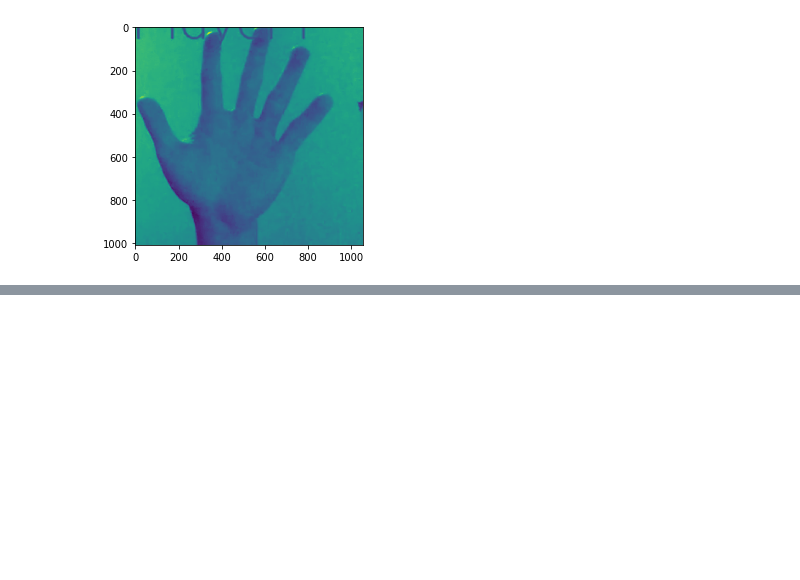
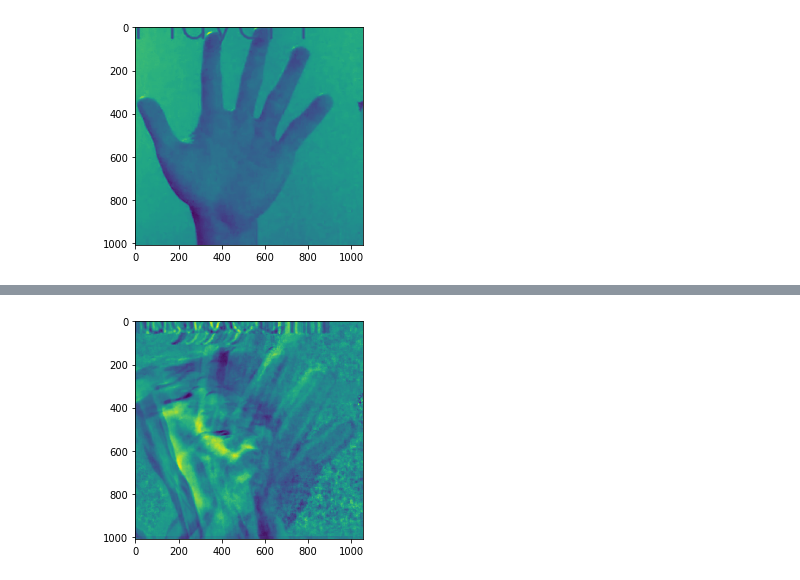
Before and after one commit to lev1khachatryan/ASDS_CV, a Jupyter notebook: Homeworks/Homework_1/Homework_1_conv_responses.ipynb, the cells around one changed output, grey strips where cells are left out. Cells and saved outputs as stored; diff of their text form; code cells hidden in the pictures; blank space fills up the shorter version.

```diff
--- a/Homeworks/Homework_1/Homework_1_conv_responses.ipynb
+++ b/Homeworks/Homework_1/Homework_1_conv_responses.ipynb
@@ -169,2 +204,2 @@ for frame in tqdm(frames_gr):
 # %%
-kernel = frames_gr_minimized[18]
+kernel = frames_gr_minimized_flatten_pca[18]
@@ -200,2 +208,12 @@ plt.imshow(kernel)
+# %%
+def get_pattern_frames(img, kernel):
+    tilde_A = convolve(img, kernel, mode='same')
+    overline_A = np.sqrt(convolve(np.square(img), np.ones(kernel.shape), mode='same'))
+    result = tilde_A / overline_A
+    return result
+# %%
+result_1 = get_pattern_frames(frames_gr_minimized_flatten_pca[0], kernel)
 # %%
-# plt.imshow(pca.inverse_transform(frames_gr_minimized_flatten[18]).reshape(1008,1056));
+plt.imshow(pca.inverse_transform(result_1).reshape(1008,1056));
+# %% [output]
+[figure, added]
```
Also changed, not shown: parts of 23 cells of this notebook.
